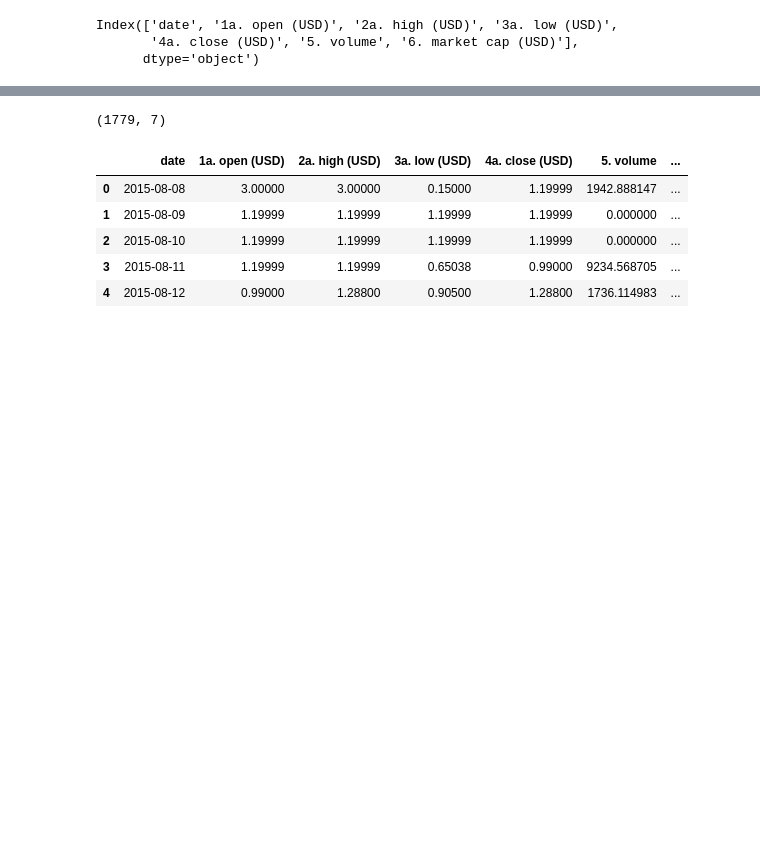
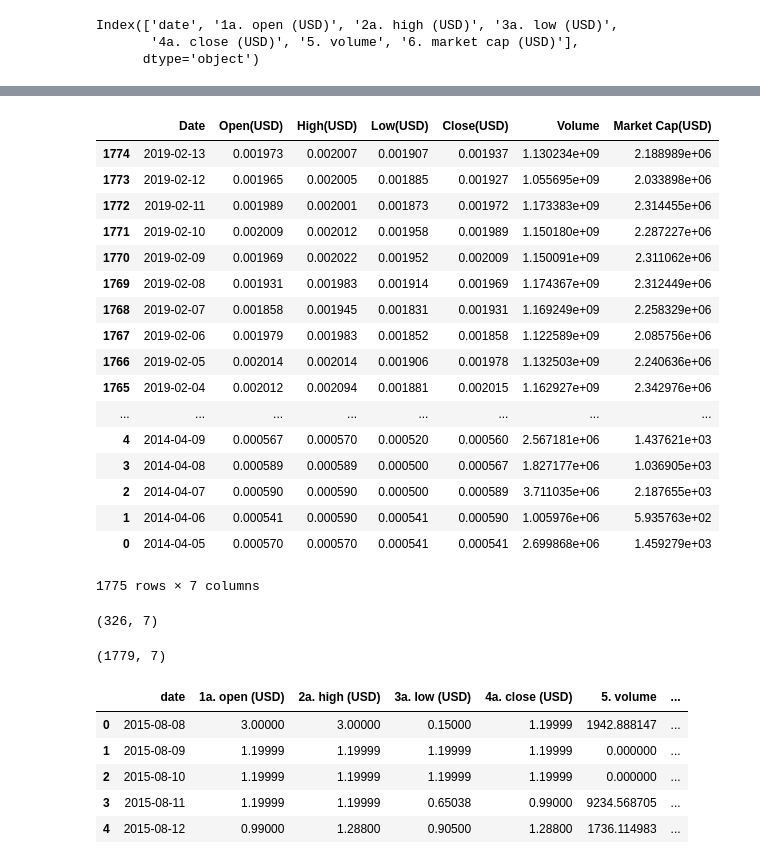
Before and after one commit to kevzha/CryptoAnalysis, a Jupyter notebook: Formatting_csv_t3.ipynb, the cells around one changed output, grey strips where cells are left out. Cells and saved outputs as stored; diff of their text form; code cells hidden in the pictures; blank space fills up the shorter version.

```diff
--- a/Formatting_csv_t3.ipynb
+++ b/Formatting_csv_t3.ipynb
@@ -24,0 +25,27 @@ BTC.head()
+# %%
+DOGE = DOGE.rename(columns={"1a. open (USD)": "Open(USD)","2a. high (USD)": "High(USD)",
+                    '3a. low (USD)':'Low(USD)', '4a. close (USD)':'Close(USD)',
+                   '5. volume': 'Volume', '6. market cap (USD)': 'Market Cap(USD)','date': 'Date' })
+# %%
+DOGEreindex= DOGE.reindex(index=DOGE.index[::-1])
+# %%
+DOGEreindex
+# %% [output]
+|  | Date | Open(USD) | High(USD) | Low(USD) | Close(USD) | Volume | Market Cap(USD) |
+| 1774 | 2019-02-13 | 0.001973 | 0.002007 | 0.001907 | 0.001937 | 1.130234e+09 | 2.188989e+06 |
+| 1773 | 2019-02-12 | 0.001965 | 0.002005 | 0.001885 | 0.001927 | 1.055695e+09 | 2.033898e+06 |
+| 1772 | 2019-02-11 | 0.001989 | 0.002001 | 0.001873 | 0.001972 | 1.173383e+09 | 2.314455e+06 |
+| 1771 | 2019-02-10 | 0.002009 | 0.002012 | 0.001958 | 0.001989 | 1.150180e+09 | 2.287227e+06 |
+| 1770 | 2019-02-09 | 0.001969 | 0.002022 | 0.001952 | 0.002009 | 1.150091e+09 | 2.311062e+06 |
+| 1769 | 2019-02-08 | 0.001931 | 0.001983 | 0.001914 | 0.001969 | 1.174367e+09 | 2.312449e+06 |
+| 1768 | 2019-02-07 | 0.001858 | 0.001945 | 0.001831 | 0.001931 | 1.169249e+09 | 2.258329e+06 |
+| 1767 | 2019-02-06 | 0.001979 | 0.001983 | 0.001852 | 0.001858 | 1.122589e+09 | 2.085756e+06 |
+| 1766 | 2019-02-05 | 0.002014 | 0.002014 | 0.001906 | 0.001978 | 1.132503e+09 | 2.240636e+06 |
+| 1765 | 2019-02-04 | 0.002012 | 0.002094 | 0.001881 | 0.002015 | 1.162927e+09 | 2.342976e+06 |
+| ... | ... | ... | ... | ... | ... | ... | ... |
+| 4 | 2014-04-09 | 0.000567 | 0.000570 | 0.000520 | 0.000560 | 2.567181e+06 | 1.437621e+03 |
+| 3 | 2014-04-08 | 0.000589 | 0.000589 | 0.000500 | 0.000567 | 1.827177e+06 | 1.036905e+03 |
+| 2 | 2014-04-07 | 0.000590 | 0.000590 | 0.000500 | 0.000589 | 3.711035e+06 | 2.187655e+03 |
+| 1 | 2014-04-06 | 0.000541 | 0.000590 | 0.000541 | 0.000590 | 1.005976e+06 | 5.935763e+02 |
+| 0 | 2014-04-05 | 0.000570 | 0.000570 | 0.000541 | 0.000541 | 2.699868e+06 | 1.459279e+03 |
+1775 rows × 7 columns
@@ -24,0 +54,4 @@ BTC.head()
+# %%
+DOGEreshape.shape
+# %% [output]
+(326, 7)
```
Also changed, not shown: parts of 6 cells of this notebook, 11 other files.
